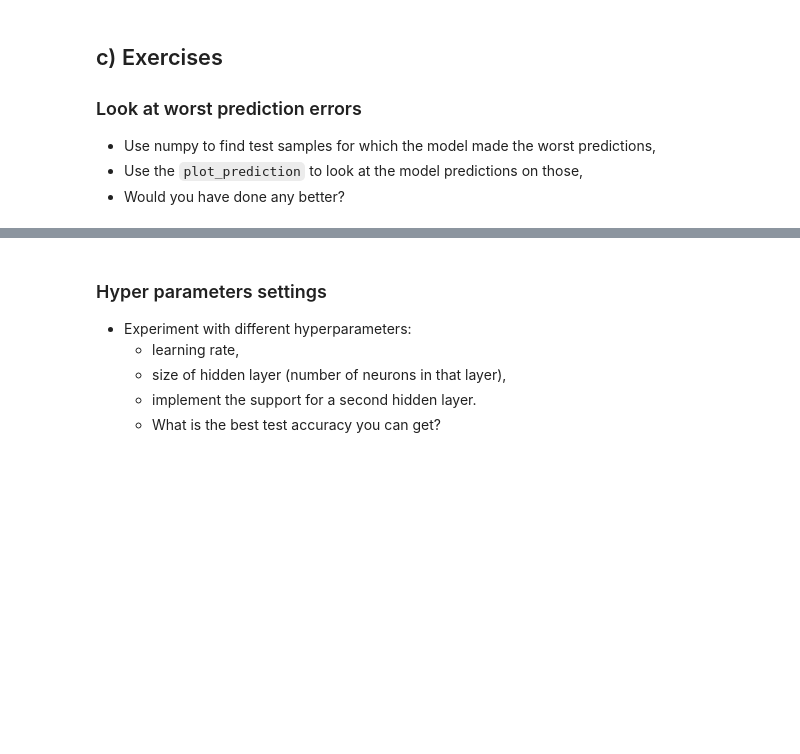
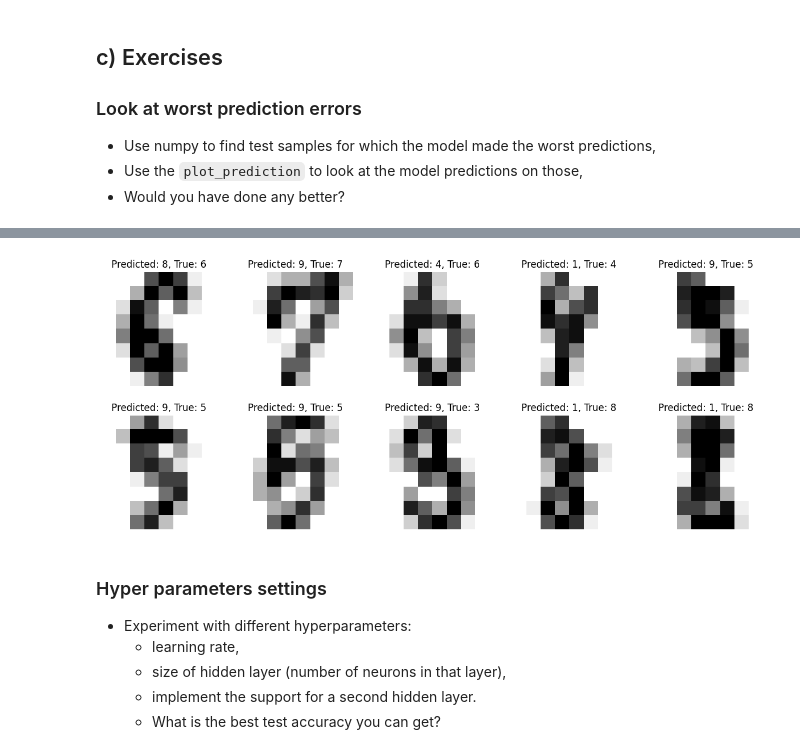
Before and after one commit to c5ho/deep_learning, a Jupyter notebook: 01_materials/labs/lab_2.ipynb, the cells around one changed output, grey strips where cells are left out. Saved outputs shown, nothing was run; the diff lists cells and outputs as text; code cells hidden in the pictures; blank space fills up the shorter version.

```diff
--- a/01_materials/labs/lab_2.ipynb
+++ b/01_materials/labs/lab_2.ipynb
@@ -537,3 +537,24 @@ Highest test losses: 7.38038
+# %%
+# Make predictions on the test set and sort by error
+
+y_pred = nn.predict(X_test)
+errors = np.abs(y_pred - y_test) # absolute error between predicted and true labels in an array
+
+# Can also use negative log likelihood for errors
+# errors = nll(one_hot(n_classes, y_test), nn.forward(X_test))
+
+sorted_indices = np.argsort(errors) # sorts array values and returns the indices that would sort the array
+# print("Worst predictions: %s" % sorted_indices[-10:])
+
+# Plot the 10 worst predictions
+fig, axes = plt.subplots(2, 5, figsize=(15, 6))
+for i, index in enumerate(sorted_indices[-10:]):
+    ax = axes[i // 5, i % 5]
+    ax.imshow(X_test[index].reshape(8, 8), cmap=plt.cm.gray_r, interpolation='nearest')
+    ax.set_title("Predicted: %d, True: %d" % (y_pred[index], y_test[index]))
+    ax.axis('off')
+# %% [output]
+[figure, added]
 # %% [markdown]
 ### Hyper parameters settings
 
```
Also changed, not shown: parts of 14 cells of this notebook, 2 other files.
